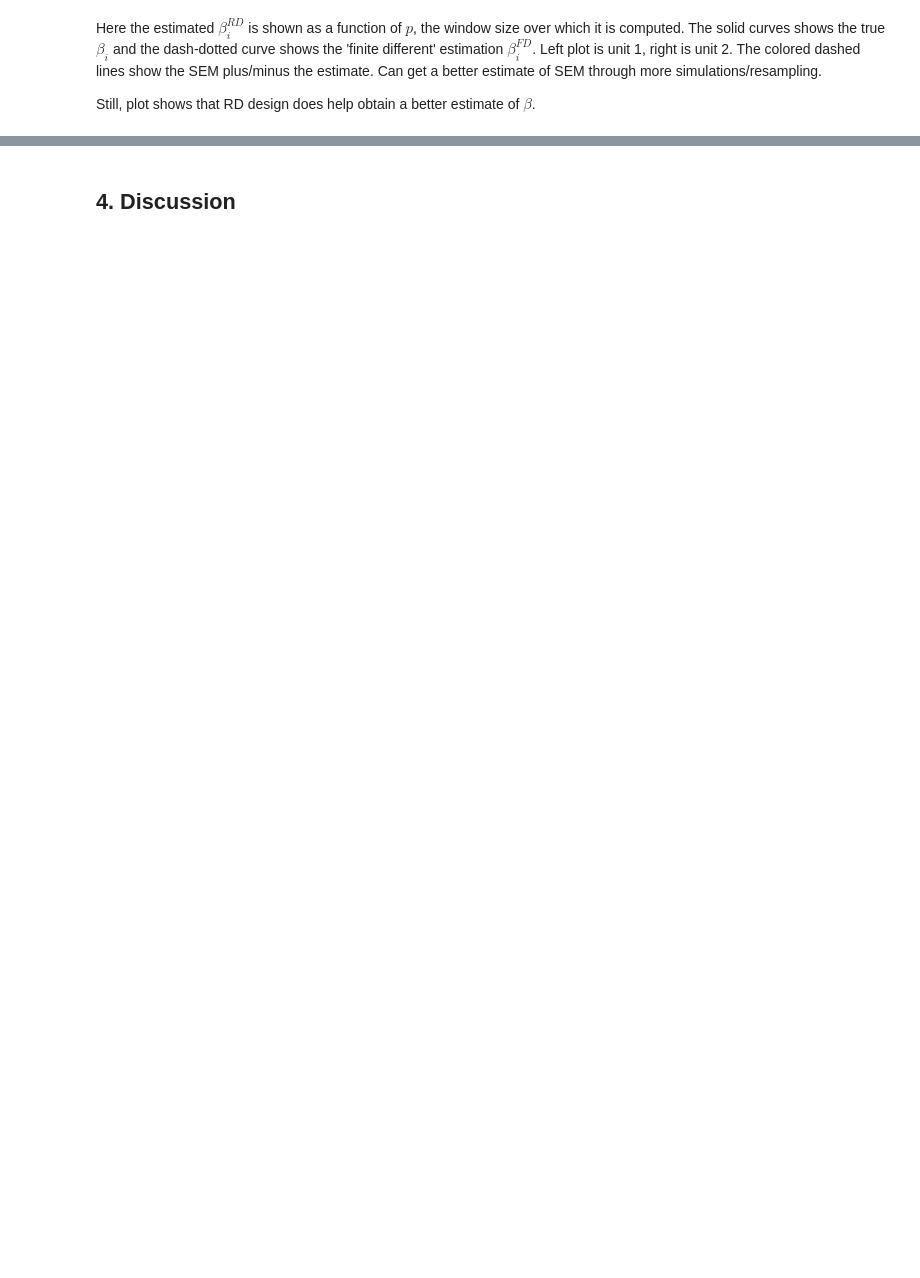
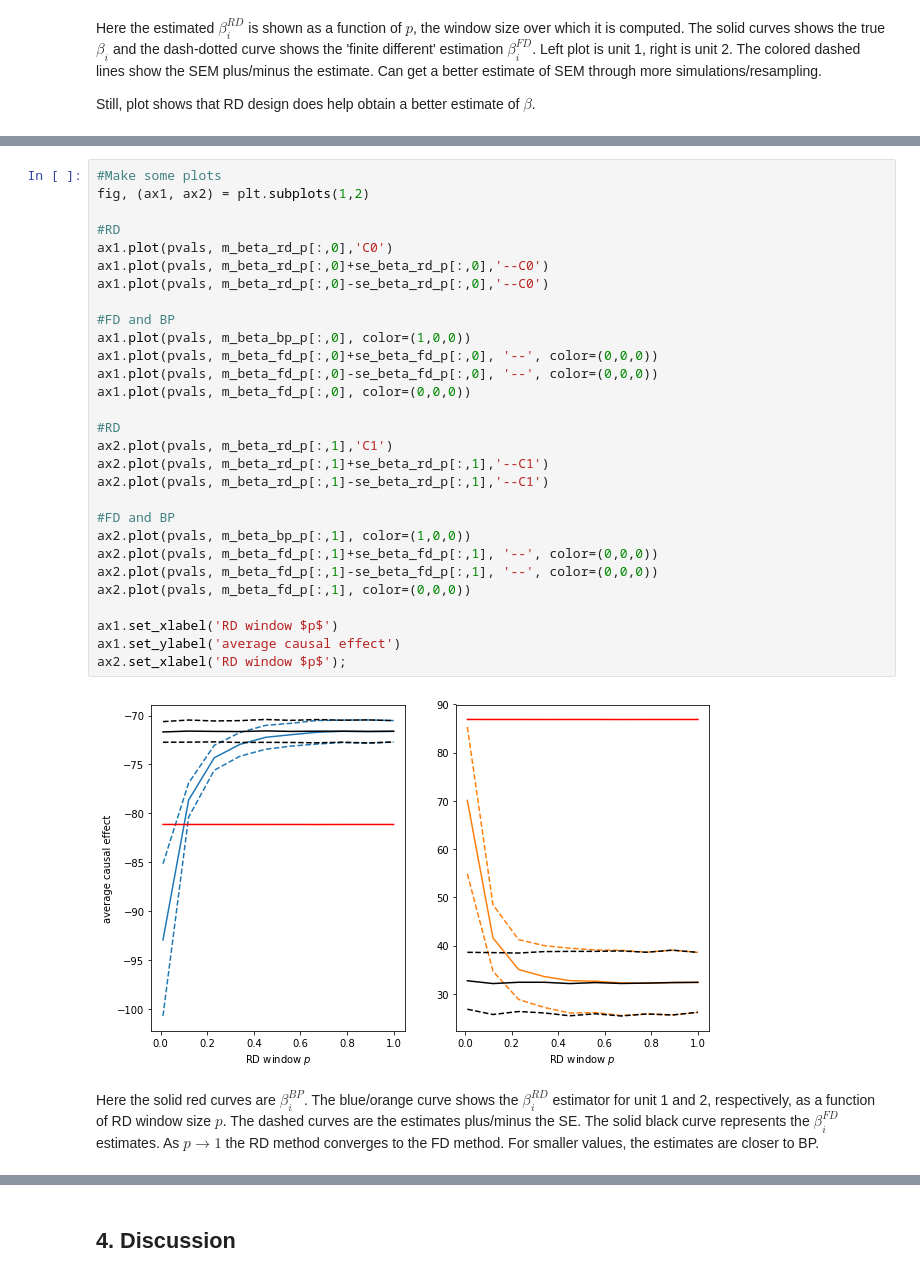
Before and after one commit to benlansdell/rdd, a Jupyter notebook: rdd.ipynb, the cells around one changed output, grey strips where cells are left out. Cells and saved outputs as stored; diff of their text form; blank space fills up the shorter version.

```diff
--- a/rdd.ipynb
+++ b/rdd.ipynb
@@ -426,0 +556,33 @@ Still, plot shows that RD design does help obtain a better estimate of $\beta$.
+# %%
+#Make some plots
+fig, (ax1, ax2) = plt.subplots(1,2)
+
+#RD
+ax1.plot(pvals, m_beta_rd_p[:,0],'C0')
+ax1.plot(pvals, m_beta_rd_p[:,0]+se_beta_rd_p[:,0],'--C0')
+ax1.plot(pvals, m_beta_rd_p[:,0]-se_beta_rd_p[:,0],'--C0')
+
+#FD and BP
+ax1.plot(pvals, m_beta_bp_p[:,0], color=(1,0,0))
+ax1.plot(pvals, m_beta_fd_p[:,0]+se_beta_fd_p[:,0], '--', color=(0,0,0))
+ax1.plot(pvals, m_beta_fd_p[:,0]-se_beta_fd_p[:,0], '--', color=(0,0,0))
+ax1.plot(pvals, m_beta_fd_p[:,0], color=(0,0,0))
+
+#RD
+ax2.plot(pvals, m_beta_rd_p[:,1],'C1')
+ax2.plot(pvals, m_beta_rd_p[:,1]+se_beta_rd_p[:,1],'--C1')
+ax2.plot(pvals, m_beta_rd_p[:,1]-se_beta_rd_p[:,1],'--C1')
+
+#FD and BP
+ax2.plot(pvals, m_beta_bp_p[:,1], color=(1,0,0))
+ax2.plot(pvals, m_beta_fd_p[:,1]+se_beta_fd_p[:,1], '--', color=(0,0,0))
+ax2.plot(pvals, m_beta_fd_p[:,1]-se_beta_fd_p[:,1], '--', color=(0,0,0))
+ax2.plot(pvals, m_beta_fd_p[:,1], color=(0,0,0))
+
+ax1.set_xlabel('RD window $p$')
+ax1.set_ylabel('average causal effect')
+ax2.set_xlabel('RD window $p$');
+# %% [output]
+[figure, added]
+# %% [markdown]
+Here the solid red curves are $\beta_i^{BP}$. The blue/orange curve shows the $\beta_i^{RD}$ estimator for unit 1 and 2, respectively, as a function of RD window size $p$. The dashed curves are the estimates plus/minus the SE. The solid black curve represents the $\beta_i^{FD}$ estimates. As $p\to 1$ the RD method converges to the FD method. For smaller values, the estimates are closer to BP.
```
Also changed, not shown: parts of 22 cells of this notebook, 7 other files.
